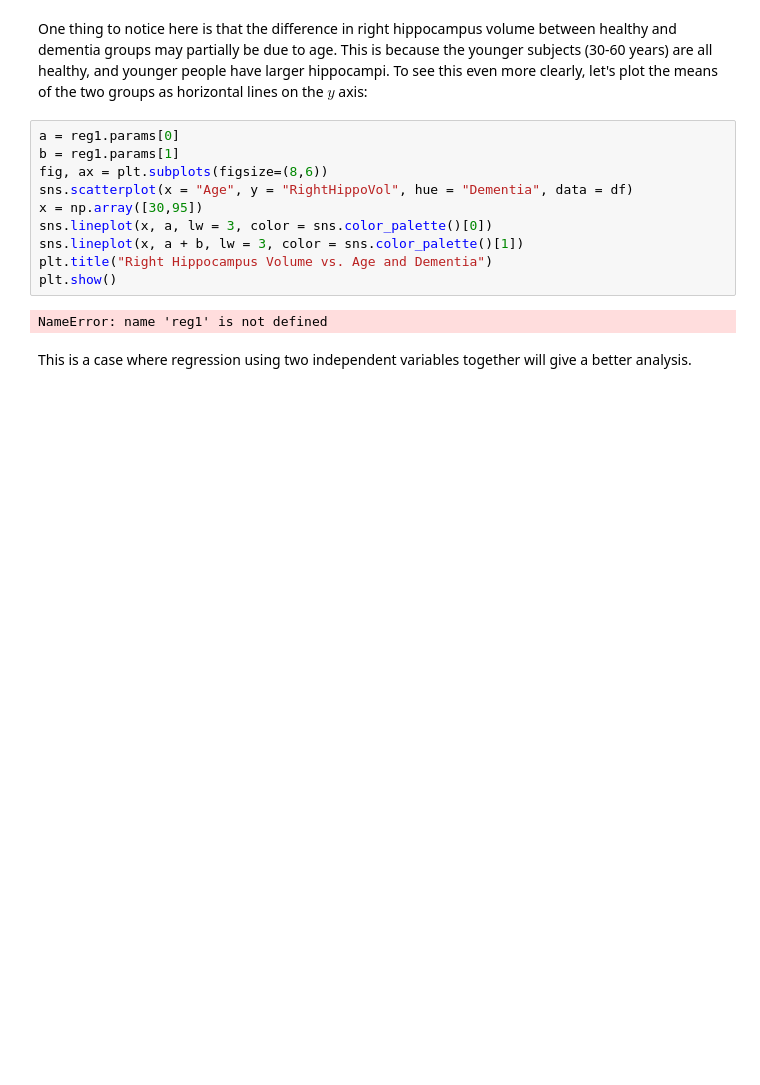
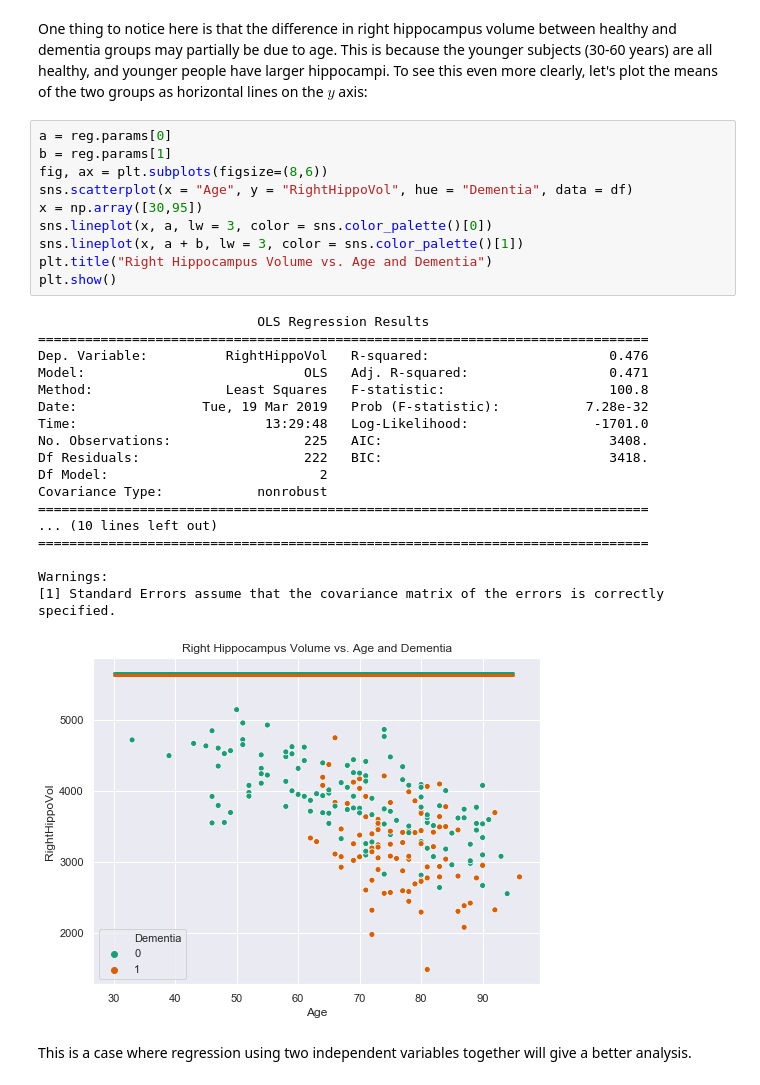
Before and after one commit to tomfletcher/FoDA, a Jupyter notebook: examples/MultipleLinearRegression.ipynb, the cells around one changed output. Cells and saved outputs as stored; diff of their text form; blank space fills up the shorter version.

```diff
--- a/examples/MultipleLinearRegression.ipynb
+++ b/examples/MultipleLinearRegression.ipynb
@@ -156,17 +156,34 @@ plt.show()
 # %% [markdown]
 One thing to notice here is that the difference in right hippocampus volume between healthy and dementia groups may partially be due to age. This is because the younger subjects (30-60 years) are all healthy, and younger people have larger hippocampi. To see this even more clearly, let's plot the means of the two groups as horizontal lines on the $y$ axis:
 # %%
-a = reg1.params[0]
-b = reg1.params[1]
+a = reg.params[0]
+b = reg.params[1]
 fig, ax = plt.subplots(figsize=(8,6))
 sns.scatterplot(x = "Age", y = "RightHippoVol", hue = "Dementia", data = df)
 x = np.array([30,95])
 sns.lineplot(x, a, lw = 3, color = sns.color_palette()[0])
 sns.lineplot(x, a + b, lw = 3, color = sns.color_palette()[1])
 plt.title("Right Hippocampus Volume vs. Age and Dementia")
 plt.show()
 # %% [output]
-NameError: name 'reg1' is not defined
+                            OLS Regression Results
+==============================================================================
+Dep. Variable:          RightHippoVol   R-squared:                       0.476
+Model:                            OLS   Adj. R-squared:                  0.471
+Method:                 Least Squares   F-statistic:                     100.8
+Date:                Tue, 19 Mar 2019   Prob (F-statistic):           7.28e-32
+Time:                        13:29:48   Log-Likelihood:                -1701.0
+No. Observations:                 225   AIC:                             3408.
+Df Residuals:                     222   BIC:                             3418.
+Df Model:                           2
+Covariance Type:            nonrobust
+==============================================================================
+... (10 lines left out)
+==============================================================================
+
+Warnings:
+[1] Standard Errors assume that the covariance matrix of the errors is correctly specified.
+[figure, added]
 # %% [markdown]
 This is a case where regression using two independent variables together will give a better analysis.
 # %%
```
Also changed, not shown: parts of 7 cells of this notebook.
